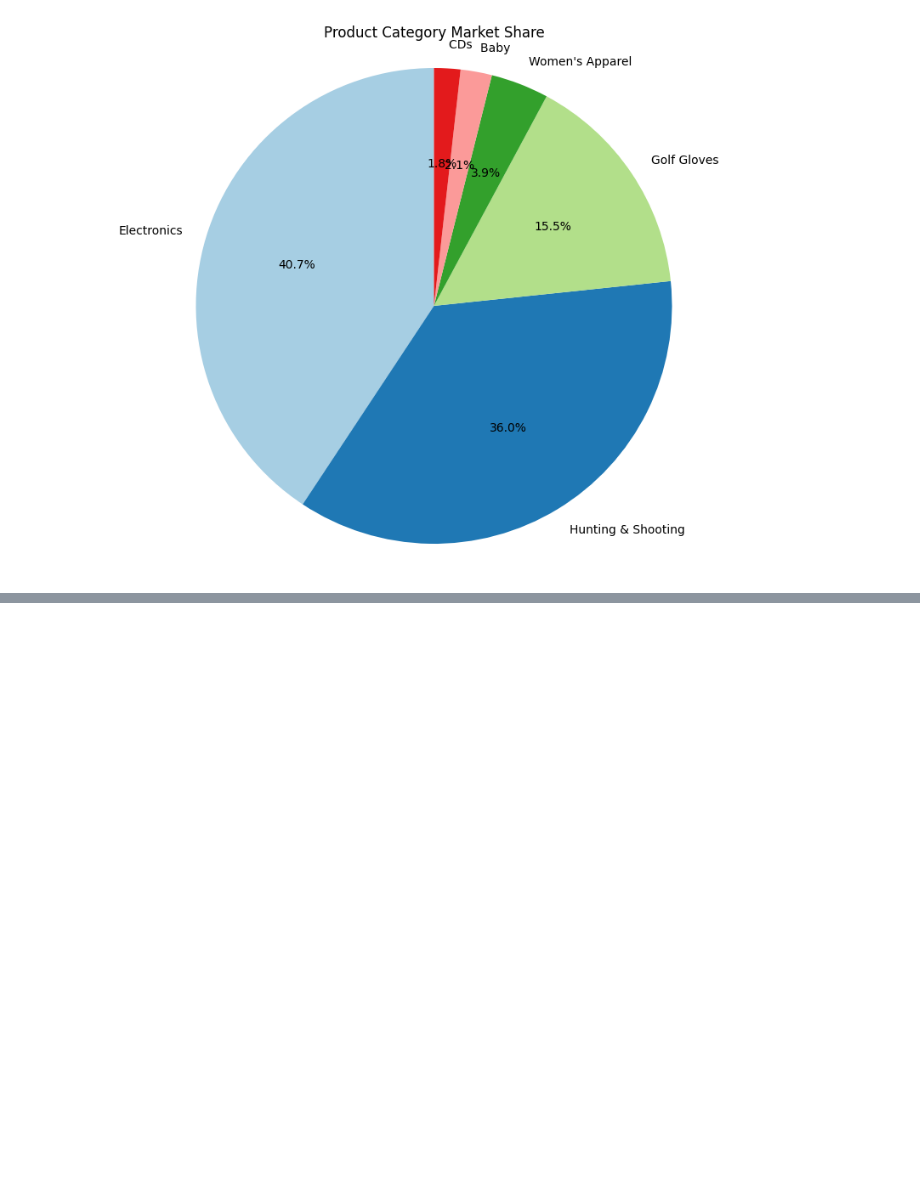
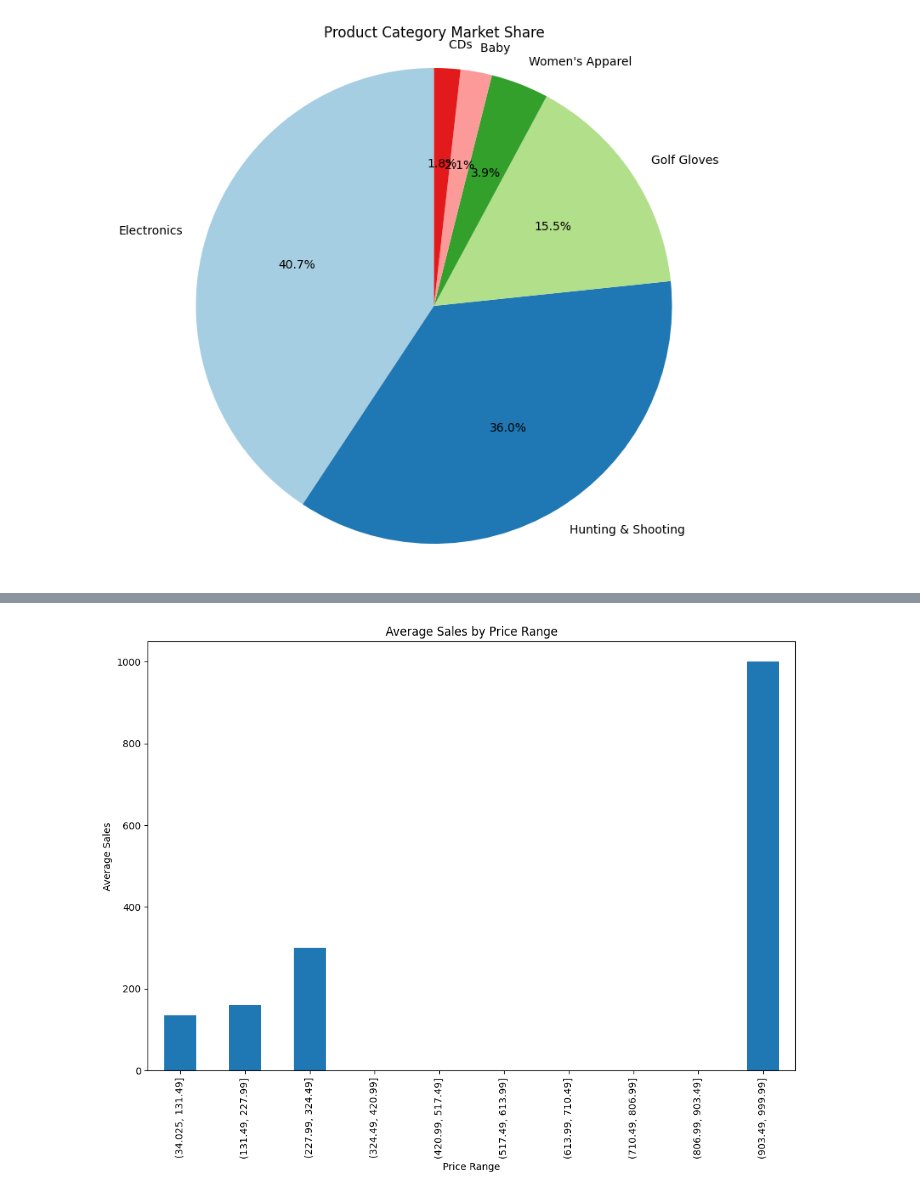
Before and after one commit to CCNY-Analytics-and-Quant/Branly_BAF23, a Jupyter notebook: Final Project.ipynb, the cells around one changed output, grey strips where cells are left out. Saved outputs shown, nothing was run; the diff lists cells and outputs as text; code cells hidden in the pictures; blank space fills up the shorter version.

```diff
--- a/Final Project.ipynb
+++ b/Final Project.ipynb
@@ -204,0 +220,16 @@ Passing `palette` without assigning `hue` is deprecated and will be removed in v
+# %%
+# Create price bins
+price_bins = pd.cut(df6['Order_Item_Product_Price'], bins=10)
+
+# Calculate average sales for each price bin
+average_sales_by_price = df6.groupby(price_bins)['Sales'].mean()
+
+# Bar plot for average sales by price range
+plt.figure(figsize=(12, 8))
+average_sales_by_price.plot(kind='bar')
+plt.title('Average Sales by Price Range')
+plt.xlabel('Price Range')
+plt.ylabel('Average Sales')
+plt.show()
+# %% [output]
+[figure, added]
```
Also changed, not shown: parts of 4 cells of this notebook.
